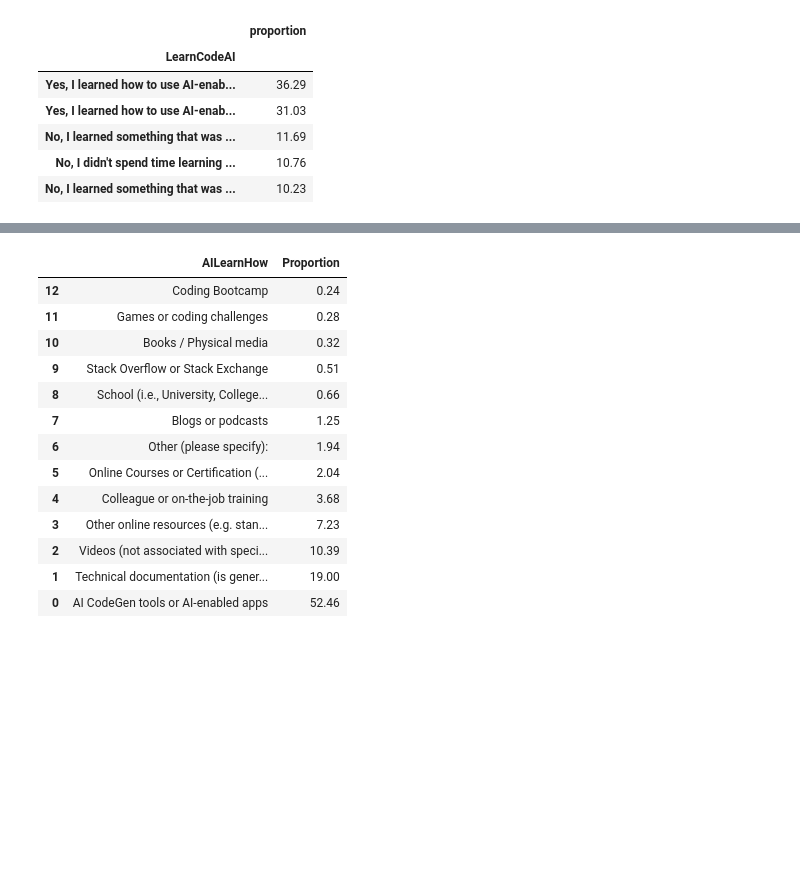
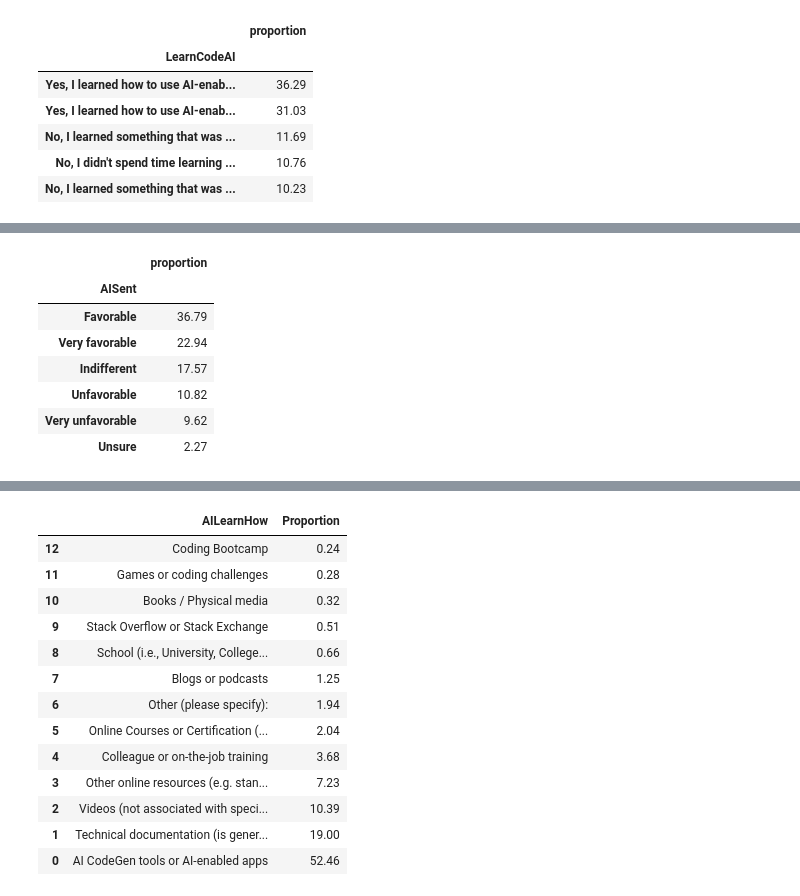
Before and after one commit to huyqng1412/IT680_Effectiveness-of-AI-in-CS, a Jupyter notebook: ai_cs_analysis.ipynb, the cells around one changed output, grey strips where cells are left out. Saved outputs shown, nothing was run; the diff lists cells and outputs as text; code cells hidden in the pictures; blank space fills up the shorter version.

```diff
--- a/ai_cs_analysis.ipynb
+++ b/ai_cs_analysis.ipynb
@@ -257,0 +334,12 @@ learn_code
+# %%
+ai_sent = pd.DataFrame(demog_ai['AISent'].value_counts(normalize=True).mul(100).round(2))
+ai_sent
+# %% [output]
+|  | proportion |
+| AISent |  |
+| Favorable | 36.79 |
+| Very favorable | 22.94 |
+| Indifferent | 17.57 |
+| Unfavorable | 10.82 |
+| Very unfavorable | 9.62 |
+| Unsure | 2.27 |
```
Also changed, not shown: parts of 12 cells of this notebook.
